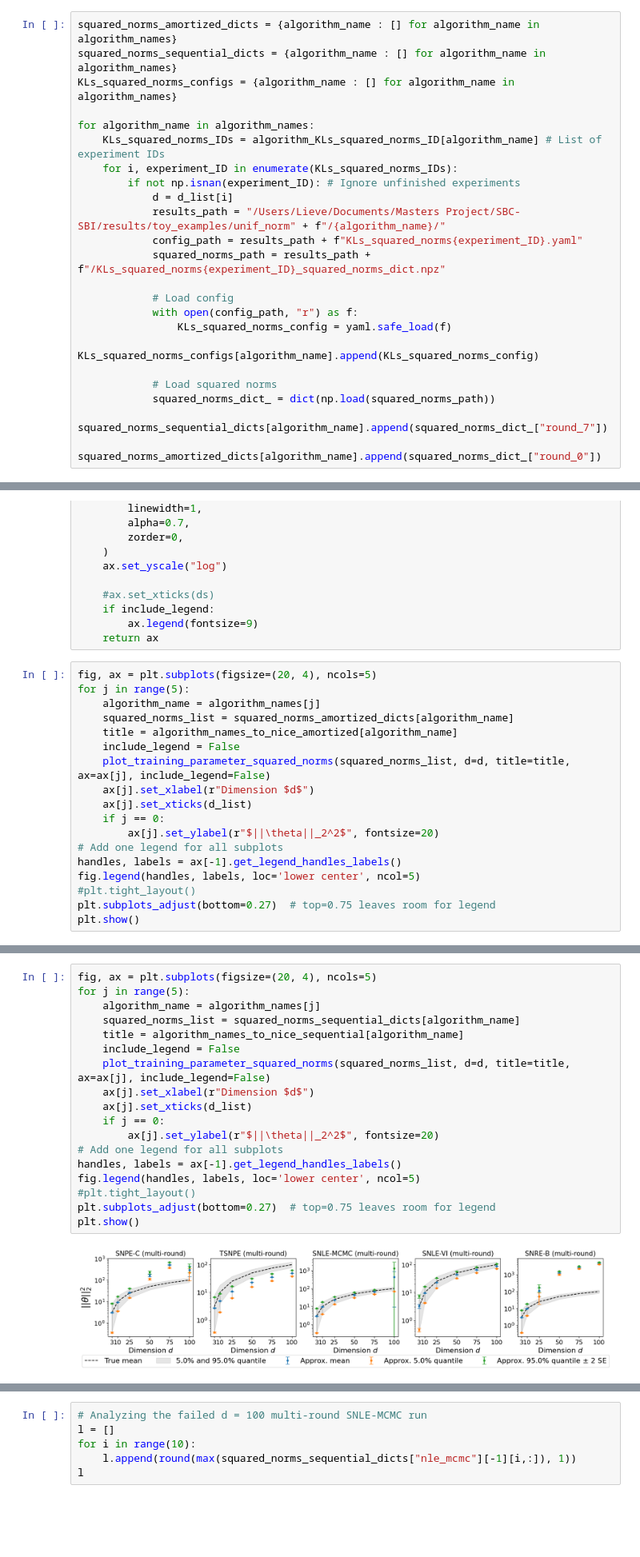
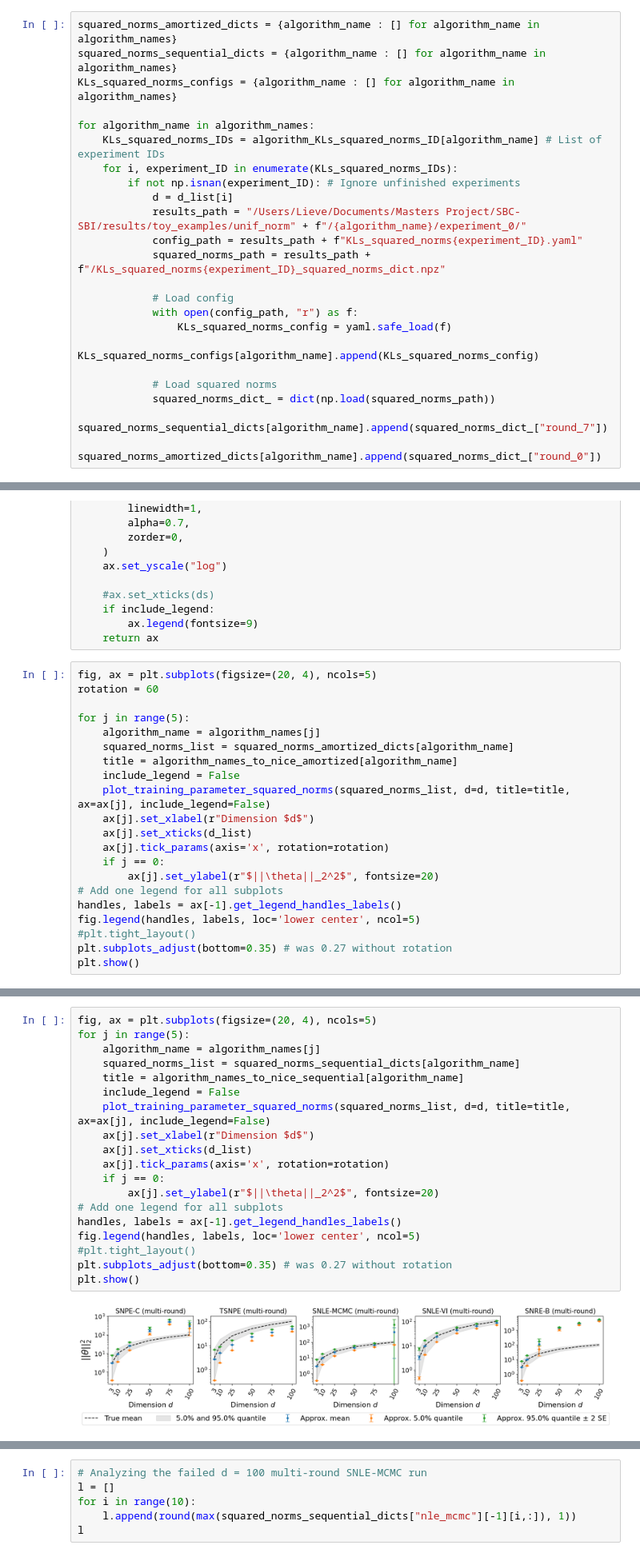
Before and after one commit to kaisamaroo/SBC-SBI, a Jupyter notebook: notebooks/toy_examples/unif_norm/squared_norms_against_d.ipynb, the cells around one changed output, grey strips where cells are left out. Shown at 80% size. Drawn from its saved outputs; the diff is of its cells as text; blank space fills up the shorter version.

```diff
--- a/notebooks/toy_examples/unif_norm/squared_norms_against_d.ipynb
+++ b/notebooks/toy_examples/unif_norm/squared_norms_against_d.ipynb
@@ -54,7 +56,7 @@ for algorithm_name in algorithm_names:
     for i, experiment_ID in enumerate(KLs_squared_norms_IDs):
         if not np.isnan(experiment_ID): # Ignore unfinished experiments
             d = d_list[i]
-            results_path = "/Users/Lieve/Documents/Masters Project/SBC-SBI/results/toy_examples/unif_norm" + f"/{algorithm_name}/"
+            results_path = "/Users/Lieve/Documents/Masters Project/SBC-SBI/results/toy_examples/unif_norm" + f"/{algorithm_name}/experiment_0/"
             config_path = results_path + f"KLs_squared_norms{experiment_ID}.yaml"
             squared_norms_path = results_path + f"/KLs_squared_norms{experiment_ID}_squared_norms_dict.npz"
 
@@ -180,6 +182,8 @@ def plot_training_parameter_squared_norms(squared_norms_list, d, alpha=0.1, titl
     return ax
 # %%
 fig, ax = plt.subplots(figsize=(20, 4), ncols=5)
+rotation = 60
+
 for j in range(5):
     algorithm_name = algorithm_names[j]
     squared_norms_list = squared_norms_amortized_dicts[algorithm_name]
@@ -188,12 +192,13 @@ for j in range(5):
     plot_training_parameter_squared_norms(squared_norms_list, d=d, title=title, ax=ax[j], include_legend=False)
     ax[j].set_xlabel(r"Dimension $d$")
     ax[j].set_xticks(d_list)
+    ax[j].tick_params(axis='x', rotation=rotation)
     if j == 0:
         ax[j].set_ylabel(r"$||\theta||_2^2$", fontsize=20)
 # Add one legend for all subplots
 handles, labels = ax[-1].get_legend_handles_labels()
 fig.legend(handles, labels, loc='lower center', ncol=5)
 #plt.tight_layout()
-plt.subplots_adjust(bottom=0.27)  # top=0.75 leaves room for legend
+plt.subplots_adjust(bottom=0.35) # was 0.27 without rotation
 plt.show()
 # %% [output]
@@ -201,23 +206,24 @@ plt.show()
 # %%
 fig, ax = plt.subplots(figsize=(20, 4), ncols=5)
 for j in range(5):
     algorithm_name = algorithm_names[j]
     squared_norms_list = squared_norms_sequential_dicts[algorithm_name]
     title = algorithm_names_to_nice_sequential[algorithm_name]
     include_legend = False
     plot_training_parameter_squared_norms(squared_norms_list, d=d, title=title, ax=ax[j], include_legend=False)
     ax[j].set_xlabel(r"Dimension $d$")
     ax[j].set_xticks(d_list)
+    ax[j].tick_params(axis='x', rotation=rotation)
     if j == 0:
         ax[j].set_ylabel(r"$||\theta||_2^2$", fontsize=20)
 # Add one legend for all subplots
 handles, labels = ax[-1].get_legend_handles_labels()
 fig.legend(handles, labels, loc='lower center', ncol=5)
 #plt.tight_layout()
-plt.subplots_adjust(bottom=0.27)  # top=0.75 leaves room for legend
+plt.subplots_adjust(bottom=0.35) # was 0.27 without rotation
 plt.show()
 # %% [output]
-[figure, old version]
+[figure, new version]
 # %%
 fig, ax = plt.subplots(ncols=2, figsize=(20,5), sharey=True)
 for algorithm_name in algorithm_names:
```
Also changed, not shown: parts of 2 cells of this notebook, 5 other files.
